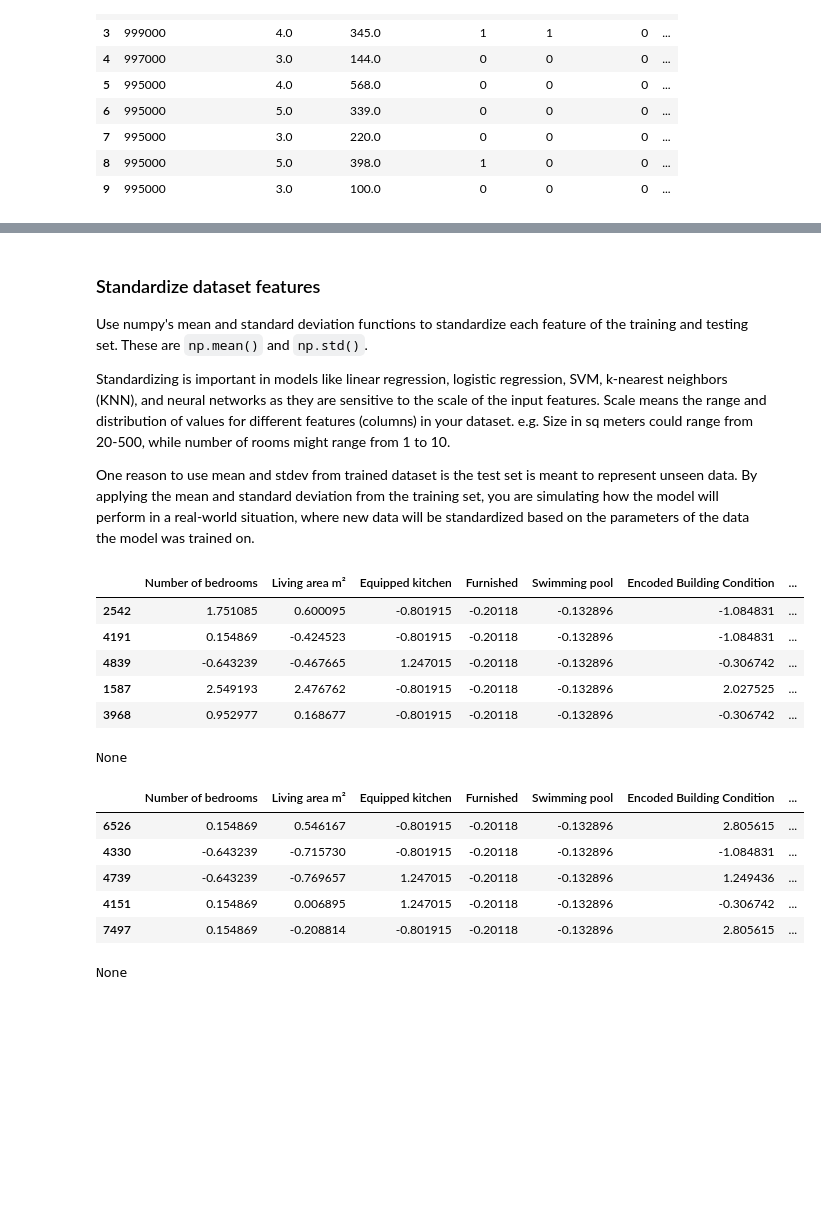
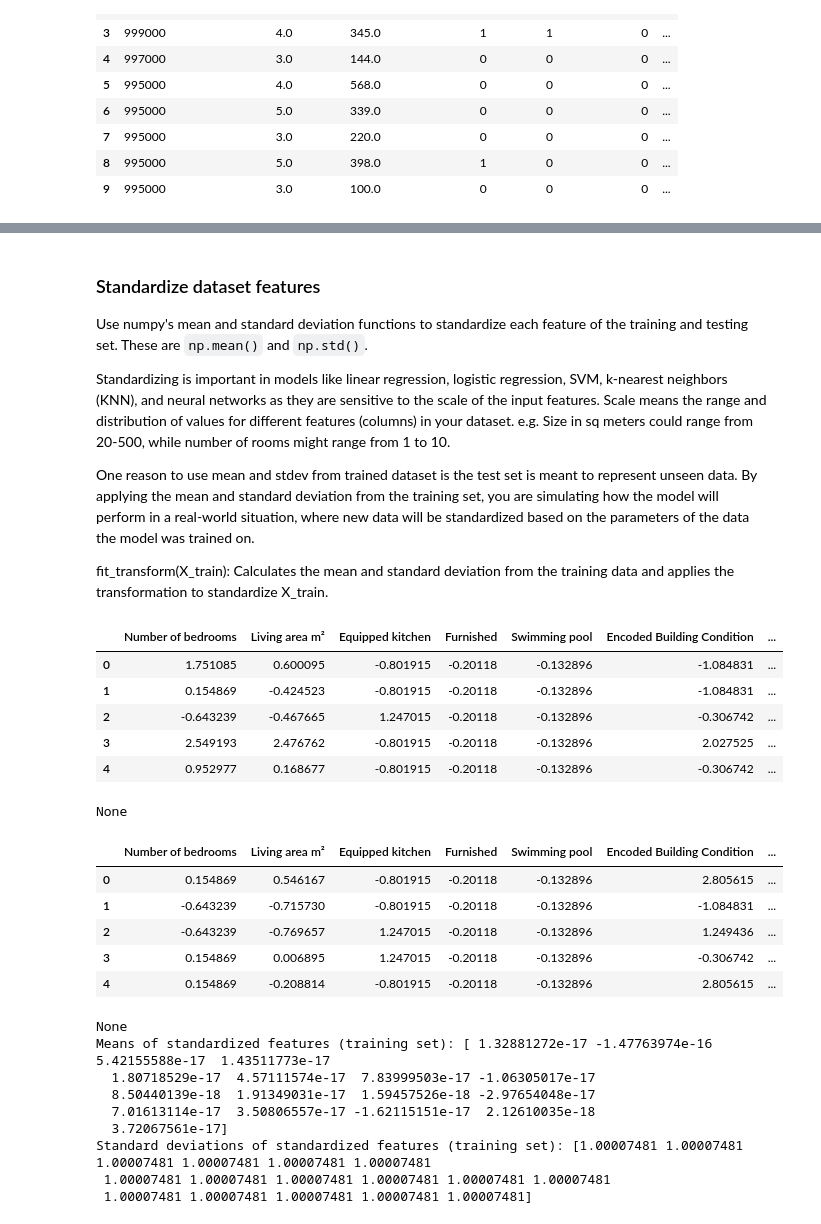
Before and after one commit to kgriff21/immoeliza-ml, a Jupyter notebook: main.ipynb, the cells around one changed output, grey strips where cells are left out. Saved outputs shown, nothing was run; the diff lists cells and outputs as text; code cells hidden in the pictures; blank space fills up the shorter version.

```diff
--- a/main.ipynb
+++ b/main.ipynb
@@ -78,7 +82,7 @@ def one_hot_encode_columns(df, columns_to_encode):
     """
     for column in columns_to_encode:
         column_data = df[[column]]
-        encoder = OneHotEncoder(sparse_output=False)
+        encoder = OneHotEncoder(drop='first', sparse_output=False)
         encoded_data = encoder.fit_transform(column_data) # fit_transform applies the encoder
         encoded_df = pd.DataFrame(encoded_data, columns=encoder.get_feature_names_out([column]))
         df = pd.concat([df, encoded_df], axis=1)
@@ -162,29 +167,41 @@ Use numpy's mean and standard deviation functions to standardize each feature of
 Standardizing is important in models like linear regression, logistic regression, SVM, k-nearest neighbors (KNN), and neural networks as they are sensitive to the scale of the input features. Scale means the range and distribution of values for different features (columns) in your dataset. e.g. Size in sq meters could range from 20-500, while number of rooms might range from 1 to 10.
 
 One reason to use mean and stdev from trained dataset is the test set is meant to represent unseen data. By applying the mean and standard deviation from the training set, you are simulating how the model will perform in a real-world situation, where new data will be standardized based on the parameters of the data the model was trained on.
+
+fit_transform(X_train): Calculates the mean and standard deviation from the training data and applies the transformation to standardize X_train.
 # %%
-# axis=0 are the columns
-mean = np.mean(X_train, axis=0)
-std = np.std(X_train, axis=0)
+scaler = StandardScaler()
 
-# Standardize training and testing set using the mean and standard deviation from the training set
-X_train_standardization = (X_train - mean) / std
-X_test_standardization = (X_test - mean) / std # Important to use the training mean and std for the test set
+X_train_standardized = scaler.fit_transform(X_train)
+X_test_standardized = scaler.transform(X_test) # Uses same mean and standard deviation calculated from the training set to transform the test data
+X_train_standardized = pd.DataFrame(X_train_standardized, columns=X_train.columns)
+X_test_standardized = pd.DataFrame(X_test_standardized, columns=X_test.columns)
 
-print(display(X_train_standardization.head()))
-print(display(X_test_standardization.head()))
+print(display(X_train_standardized.head()))
+print(display(X_test_standardized.head()))
+# Check mean and standard deviation of the training data after scaling
+print("Means of standardized features (training set):", X_train_standardized.mean(axis=0).values)
+print("Standard deviations of standardized features (training set):", X_train_standardized.std(axis=0).values)
 # %% [output]
 |  | Number of bedrooms | Living area m² | Equipped kitchen | Furnished | Swimming pool | Encoded Building Condition | ... |
-| 2542 | 1.751085 | 0.600095 | -0.801915 | -0.20118 | -0.132896 | -1.084831 | ... |
-| 4191 | 0.154869 | -0.424523 | -0.801915 | -0.20118 | -0.132896 | -1.084831 | ... |
-| 4839 | -0.643239 | -0.467665 | 1.247015 | -0.20118 | -0.132896 | -0.306742 | ... |
-| 1587 | 2.549193 | 2.476762 | -0.801915 | -0.20118 | -0.132896 | 2.027525 | ... |
-| 3968 | 0.952977 | 0.168677 | -0.801915 | -0.20118 | -0.132896 | -0.306742 | ... |
+| 0 | 1.751085 | 0.600095 | -0.801915 | -0.20118 | -0.132896 | -1.084831 | ... |
+| 1 | 0.154869 | -0.424523 | -0.801915 | -0.20118 | -0.132896 | -1.084831 | ... |
+| 2 | -0.643239 | -0.467665 | 1.247015 | -0.20118 | -0.132896 | -0.306742 | ... |
+| 3 | 2.549193 | 2.476762 | -0.801915 | -0.20118 | -0.132896 | 2.027525 | ... |
+| 4 | 0.952977 | 0.168677 | -0.801915 | -0.20118 | -0.132896 | -0.306742 | ... |
 None
 |  | Number of bedrooms | Living area m² | Equipped kitchen | Furnished | Swimming pool | Encoded Building Condition | ... |
-| 6526 | 0.154869 | 0.546167 | -0.801915 | -0.20118 | -0.132896 | 2.805615 | ... |
-| 4330 | -0.643239 | -0.715730 | -0.801915 | -0.20118 | -0.132896 | -1.084831 | ... |
-| 4739 | -0.643239 | -0.769657 | 1.247015 | -0.20118 | -0.132896 | 1.249436 | ... |
-| 4151 | 0.154869 | 0.006895 | 1.247015 | -0.20118 | -0.132896 | -0.306742 | ... |
-| 7497 | 0.154869 | -0.208814 | -0.801915 | -0.20118 | -0.132896 | 2.805615 | ... |
+| 0 | 0.154869 | 0.546167 | -0.801915 | -0.20118 | -0.132896 | 2.805615 | ... |
+| 1 | -0.643239 | -0.715730 | -0.801915 | -0.20118 | -0.132896 | -1.084831 | ... |
+| 2 | -0.643239 | -0.769657 | 1.247015 | -0.20118 | -0.132896 | 1.249436 | ... |
+| 3 | 0.154869 | 0.006895 | 1.247015 | -0.20118 | -0.132896 | -0.306742 | ... |
+| 4 | 0.154869 | -0.208814 | -0.801915 | -0.20118 | -0.132896 | 2.805615 | ... |
 None
+Means of standardized features (training set): [ 1.32881272e-17 -1.47763974e-16  5.42155588e-17  1.43511773e-17
+  1.80718529e-17  4.57111574e-17  7.83999503e-17 -1.06305017e-17
+  8.50440139e-18  1.91349031e-17  1.59457526e-18 -2.97654048e-17
+  7.01613114e-17  3.50806557e-17 -1.62115151e-17  2.12610035e-18
+  3.72067561e-17]
+Standard deviations of standardized features (training set): [1.00007481 1.00007481 1.00007481 1.00007481 1.00007481 1.00007481
+ 1.00007481 1.00007481 1.00007481 1.00007481 1.00007481 1.00007481
+ 1.00007481 1.00007481 1.00007481 1.00007481 1.00007481]
```
Also changed, not shown: parts of 8 cells of this notebook, 1 other file.
